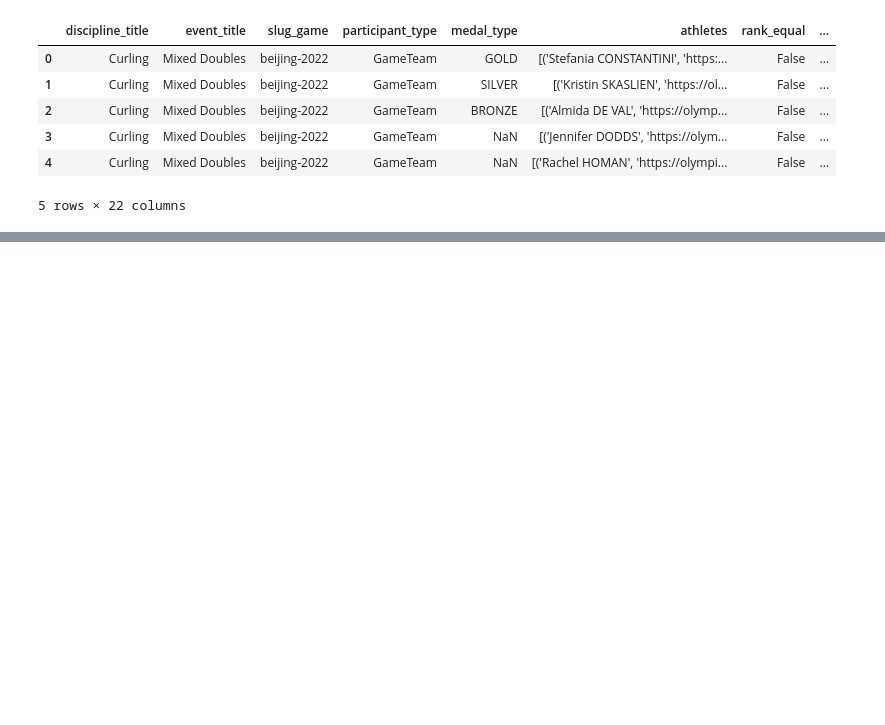
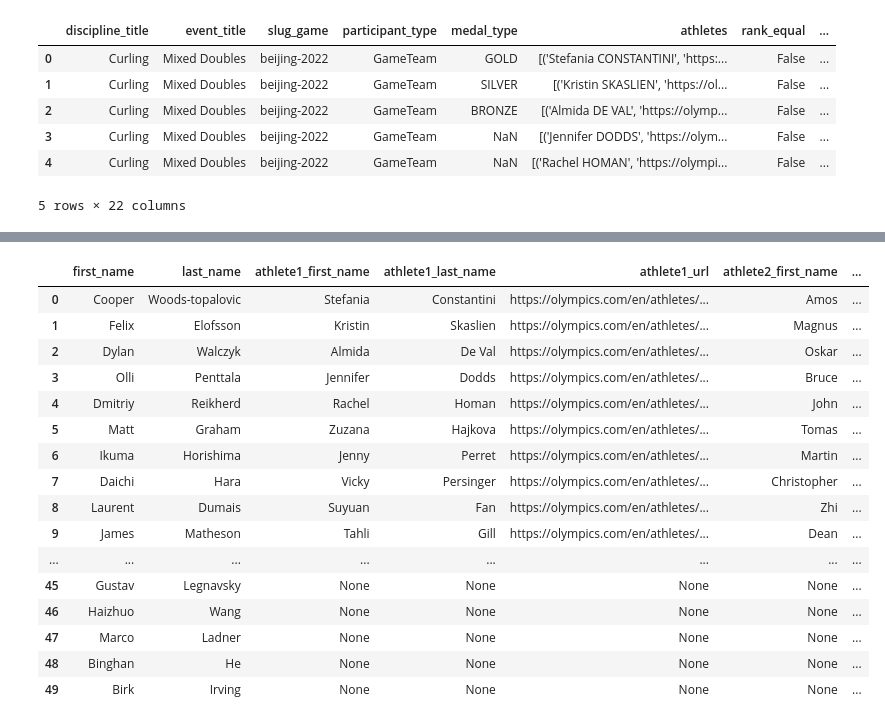
Before and after one commit to paoloarciaga/Olympics_Data_Engineering, a Jupyter notebook: Olympic_Files/results_cleaned.ipynb, the cells around one changed output, grey strips where cells are left out. Saved outputs shown, nothing was run; the diff lists cells and outputs as text; code cells hidden in the pictures; blank space fills up the shorter version.

```diff
--- a/Olympic_Files/results_cleaned.ipynb
+++ b/Olympic_Files/results_cleaned.ipynb
@@ -295,7 +284,7 @@ results_data.head()
 | 4 | Curling | Mixed Doubles | beijing-2022 | GameTeam | NaN | [('Rachel HOMAN', 'https://olympi... | False | ... |
 5 rows × 22 columns
 # %%
-results_data.drop('athletes', axis=1, inplace=True)
+results_data.drop(['athletes', 'athlete_full_name'], axis=1, inplace=True)
 results_data.head()
 # %% [output]
 |  | discipline_title | event_title | slug_game | participant_type | medal_type | rank_equal | rank_position | ... |
@@ -307,0 +358,23 @@ results_data.head()
+# %%
+import pandas as pd
+
+# Assuming your original DataFrame is named results_data
+
+# Filter the DataFrame based on participant_type
+athlete_data = results_data[results_data['participant_type'] == 'Athlete']
+
+# Separate first_name and last_name
+first_name = athlete_data['first_name'].copy()
+last_name = athlete_data['last_name'].copy()
+
+# For rows where last_name is NaN, fill it with an empty string
+last_name.fillna('', inplace=True)
+
+# Create a new DataFrame with separated first_name and last_name
+athlete_names = pd.DataFrame({
+    'first_name': first_name,
+    'last_name': last_name
+})
+
+# Displaying the first few rows of the new DataFrame
+athlete_names.head()
@@ -307,0 +388,29 @@ results_data.head()
+# %%
+
+# Reset indices of both DataFrames
+athlete_names.reset_index(drop=True, inplace=True)
+game_team_athletes_data.reset_index(drop=True, inplace=True)
+
+# Concatenate the DataFrames along the columns axis
+combined_data = pd.concat([athlete_names, game_team_athletes_data], axis=1)
+
+# Display the combined DataFrame
+combined_data.head(50)
+# %% [output]
+|  | first_name | last_name | athlete1_first_name | athlete1_last_name | athlete1_url | athlete2_first_name | ... |
+| 0 | Cooper | Woods-topalovic | Stefania | Constantini | https://olympics.com/en/athletes/... | Amos | ... |
+| 1 | Felix | Elofsson | Kristin | Skaslien | https://olympics.com/en/athletes/... | Magnus | ... |
+| 2 | Dylan | Walczyk | Almida | De Val | https://olympics.com/en/athletes/... | Oskar | ... |
+| 3 | Olli | Penttala | Jennifer | Dodds | https://olympics.com/en/athletes/... | Bruce | ... |
+| 4 | Dmitriy | Reikherd | Rachel | Homan | https://olympics.com/en/athletes/... | John | ... |
+| 5 | Matt | Graham | Zuzana | Hajkova | https://olympics.com/en/athletes/... | Tomas | ... |
+| 6 | Ikuma | Horishima | Jenny | Perret | https://olympics.com/en/athletes/... | Martin | ... |
+| 7 | Daichi | Hara | Vicky | Persinger | https://olympics.com/en/athletes/... | Christopher | ... |
+| 8 | Laurent | Dumais | Suyuan | Fan | https://olympics.com/en/athletes/... | Zhi | ... |
+| 9 | James | Matheson | Tahli | Gill | https://olympics.com/en/athletes/... | Dean | ... |
+| ... | ... | ... | ... | ... | ... | ... | ... |
+| 45 | Gustav | Legnavsky | None | None | None | None | ... |
+| 46 | Haizhuo | Wang | None | None | None | None | ... |
+| 47 | Marco | Ladner | None | None | None | None | ... |
+| 48 | Binghan | He | None | None | None | None | ... |
+| 49 | Birk | Irving | None | None | None | None | ... |
```
Also changed, not shown: parts of 6 cells of this notebook, 1 other file.
